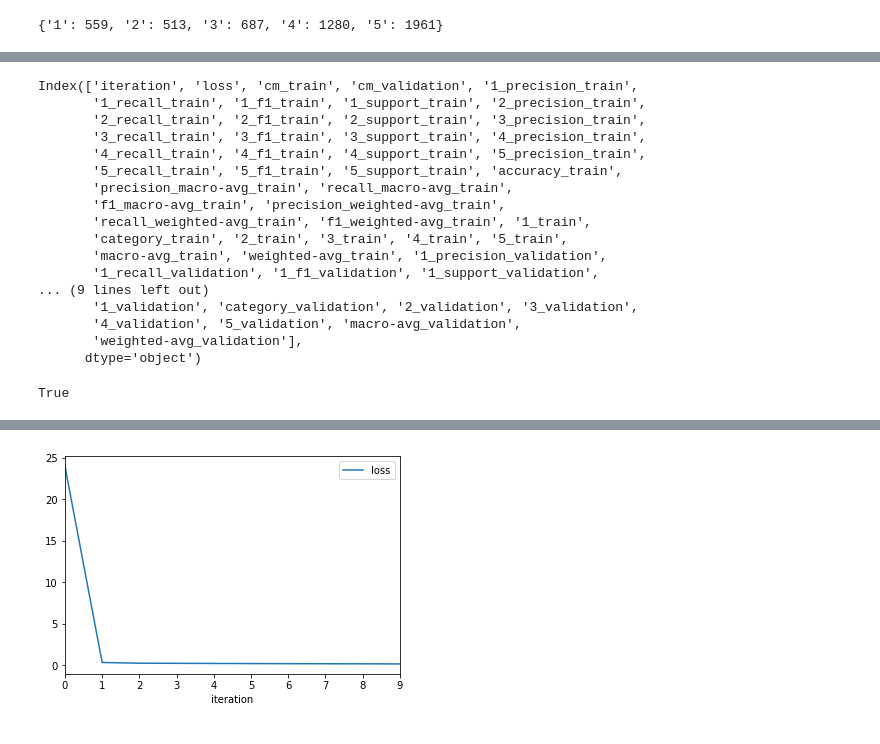
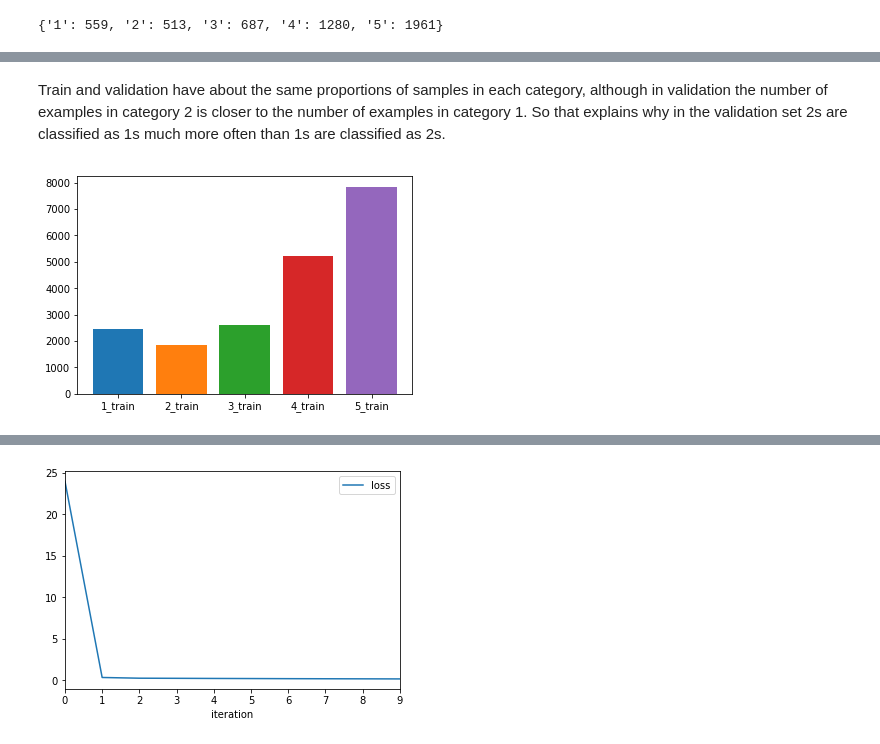
Before and after one commit to cmd16/cs344-artificial-intelligence, a Jupyter notebook: final_project/yelp_reviews.ipynb, the cells around one changed output, grey strips where cells are left out. Drawn from its saved outputs; the diff is of its cells as text; code cells hidden in the pictures.

```diff
--- a/final_project/yelp_reviews.ipynb
+++ b/final_project/yelp_reviews.ipynb
@@ -533,24 +539,11 @@ metrics_mbow  # look to see how I can plot things (e.g., I'd like to have differ
-# %%
-metrics_mbow.columns
-# %% [output]
-Index(['iteration', 'loss', 'cm_train', 'cm_validation', '1_precision_train',
-       '1_recall_train', '1_f1_train', '1_support_train', '2_precision_train',
-       '2_recall_train', '2_f1_train', '2_support_train', '3_precision_train',
-       '3_recall_train', '3_f1_train', '3_support_train', '4_precision_train',
-       '4_recall_train', '4_f1_train', '4_support_train', '5_precision_train',
-       '5_recall_train', '5_f1_train', '5_support_train', 'accuracy_train',
-       'precision_macro-avg_train', 'recall_macro-avg_train',
-       'f1_macro-avg_train', 'precision_weighted-avg_train',
-       'recall_weighted-avg_train', 'f1_weighted-avg_train', '1_train',
-       'category_train', '2_train', '3_train', '4_train', '5_train',
-       'macro-avg_train', 'weighted-avg_train', '1_precision_validation',
-       '1_recall_validation', '1_f1_validation', '1_support_validation',
-... (9 lines left out)
-       '1_validation', 'category_validation', '2_validation', '3_validation',
-       '4_validation', '5_validation', 'macro-avg_validation',
-       'weighted-avg_validation'],
-      dtype='object')
-# %%
-"precision_weighted-avg_train" in metrics_mbow.columns
-# %% [output]
-True
+# %%
+def plot_support(metrics, traintype='train', labels=("1", "2", "3", "4", "5")):
+    metrics_final = metrics.iloc[-1]
+    for label in labels:
+        plt.bar(x=f'{label}_{traintype}', height=metrics_final[f'{label}_support_{traintype}'])
+# %% [markdown]
+Train and validation have about the same proportions of samples in each category, although in validation the number of examples in category 2 is closer to the number of examples in category 1. So that explains why in the validation set 2s are classified as 1s much more often than 1s are classified as 2s.
+# %%
+plot_support(metrics_mbow, traintype='train')
+# %% [output]
+[figure, added]
```
Also changed, not shown: parts of 25 cells of this notebook, 1 other file.
